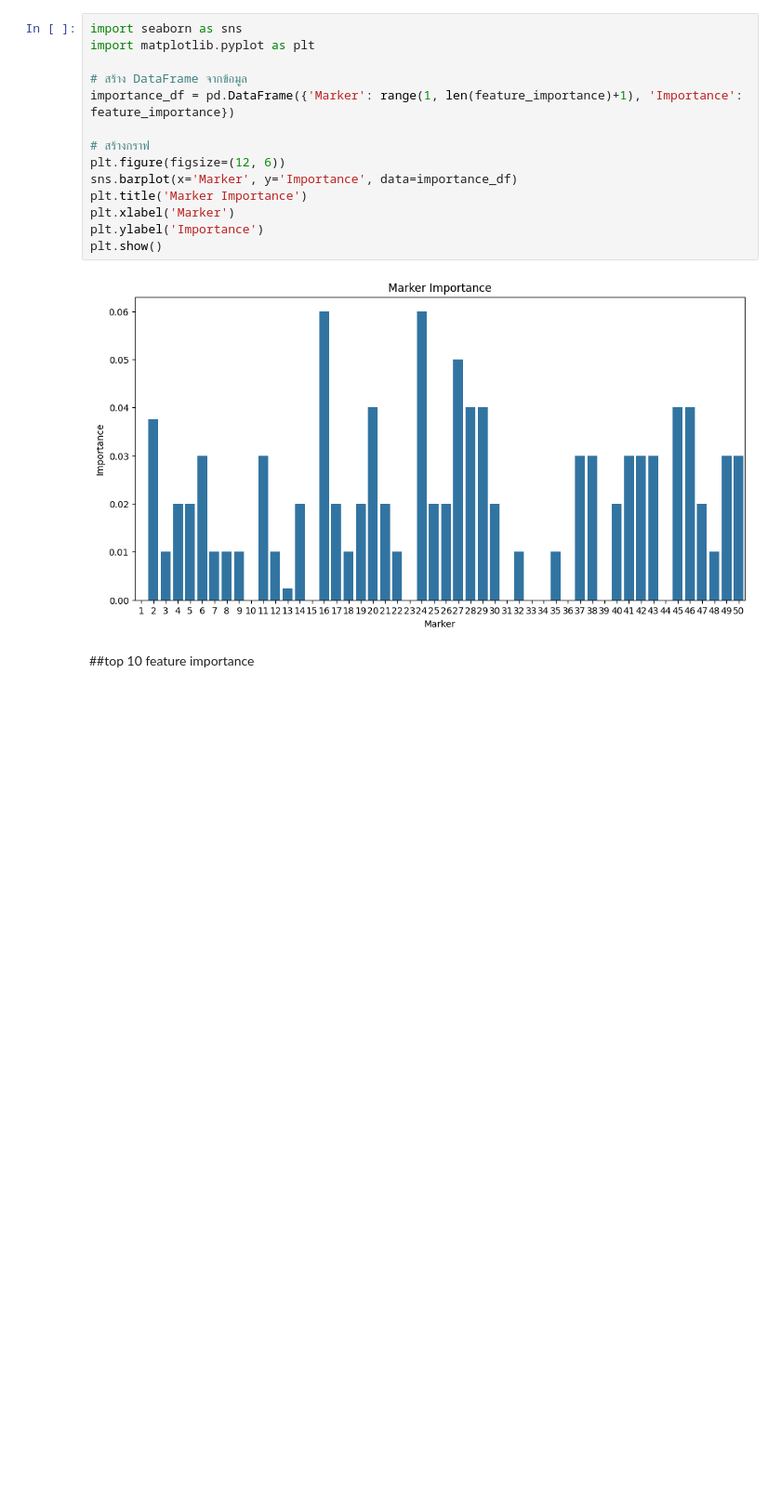
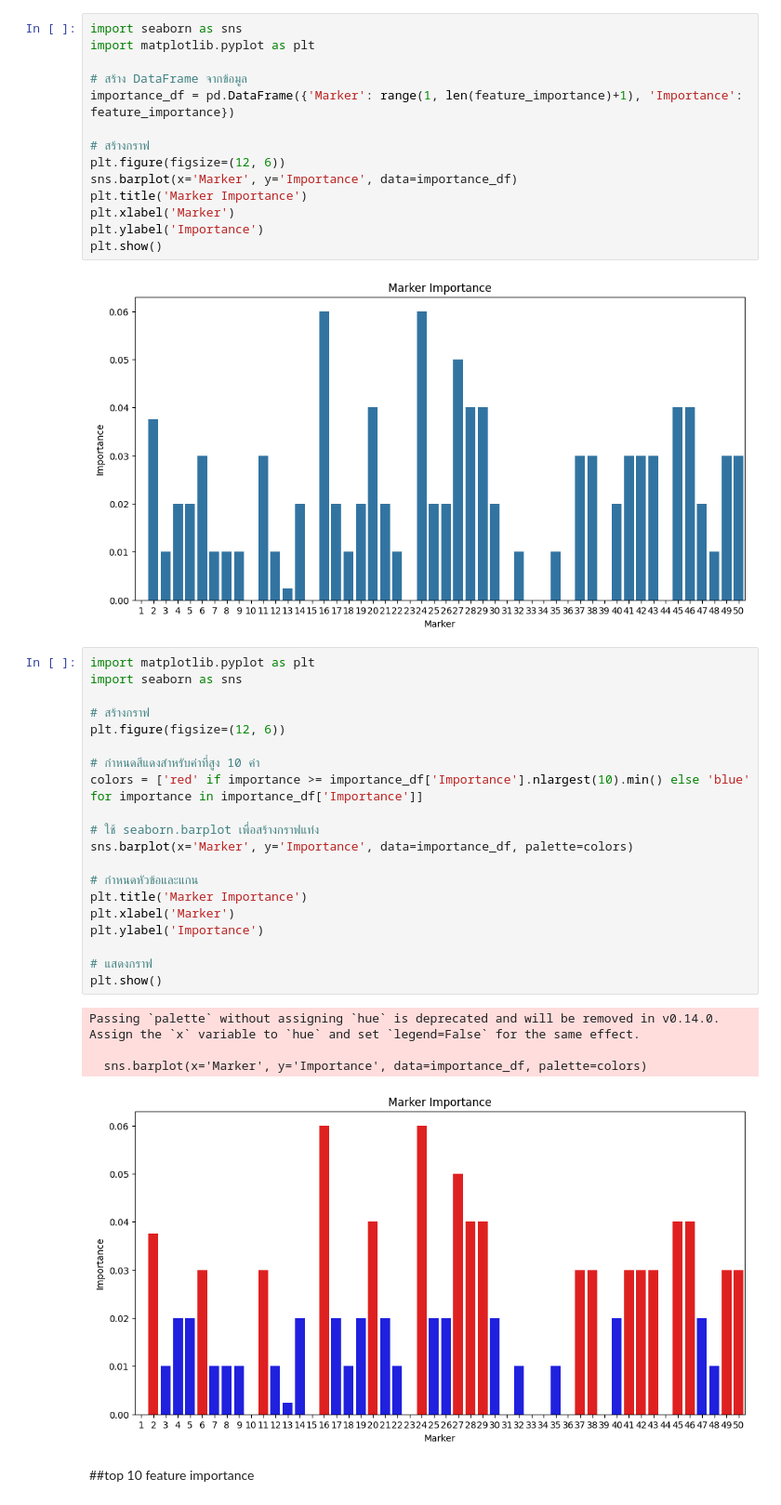
Before and after one commit to nannthd/ProjectNNGB, a Jupyter notebook: model(Nan).ipynb, the cells around one changed output. Shown: that part at 93% size. Saved outputs shown, nothing was run; the diff lists cells and outputs as text; blank space fills up the shorter version.

```diff
--- a/model(Nan).ipynb
+++ b/model(Nan).ipynb
@@ -132,6 +178,31 @@ plt.ylabel('Importance')
 plt.show()
 # %% [output]
 [figure]
+# %%
+import matplotlib.pyplot as plt
+import seaborn as sns
+
+# สร้างกราฟ
+plt.figure(figsize=(12, 6))
+
+# กำหนดสีแดงสำหรับค่าที่สูง 10 ค่า
+colors = ['red' if importance >= importance_df['Importance'].nlargest(10).min() else 'blue' for importance in importance_df['Importance']]
+
+# ใช้ seaborn.barplot เพื่อสร้างกราฟแท่ง
+sns.barplot(x='Marker', y='Importance', data=importance_df, palette=colors)
+
+# กำหนดหัวข้อและแกน
+plt.title('Marker Importance')
+plt.xlabel('Marker')
+plt.ylabel('Importance')
+
+# แสดงกราฟ
+plt.show()
+# %% [output]
+Passing `palette` without assigning `hue` is deprecated and will be removed in v0.14.0. Assign the `x` variable to `hue` and set `legend=False` for the same effect.
+
+  sns.barplot(x='Marker', y='Importance', data=importance_df, palette=colors)
+[figure, added]
 # %% [markdown]
 ##top 10 feature importance
 # %%
```
Also changed, not shown: parts of 22 cells of this notebook.
